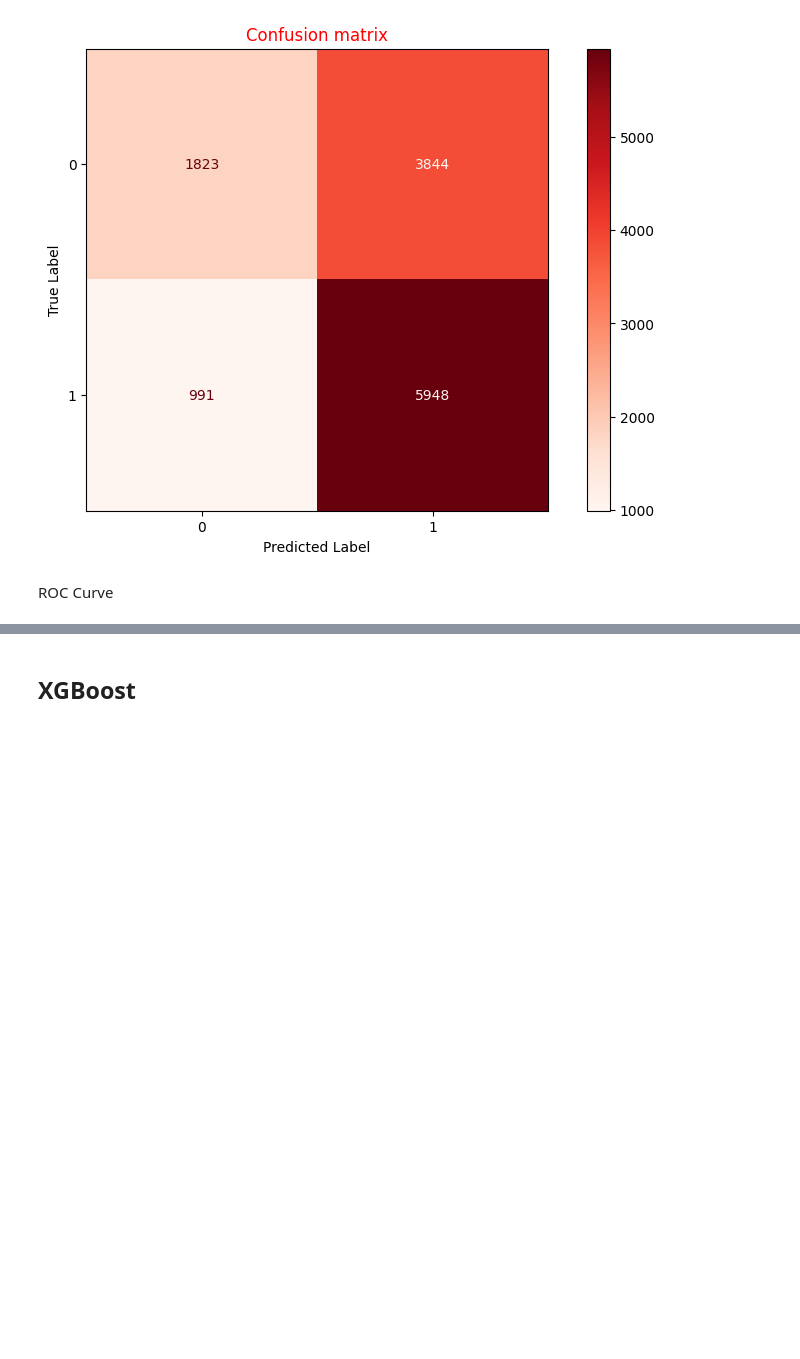
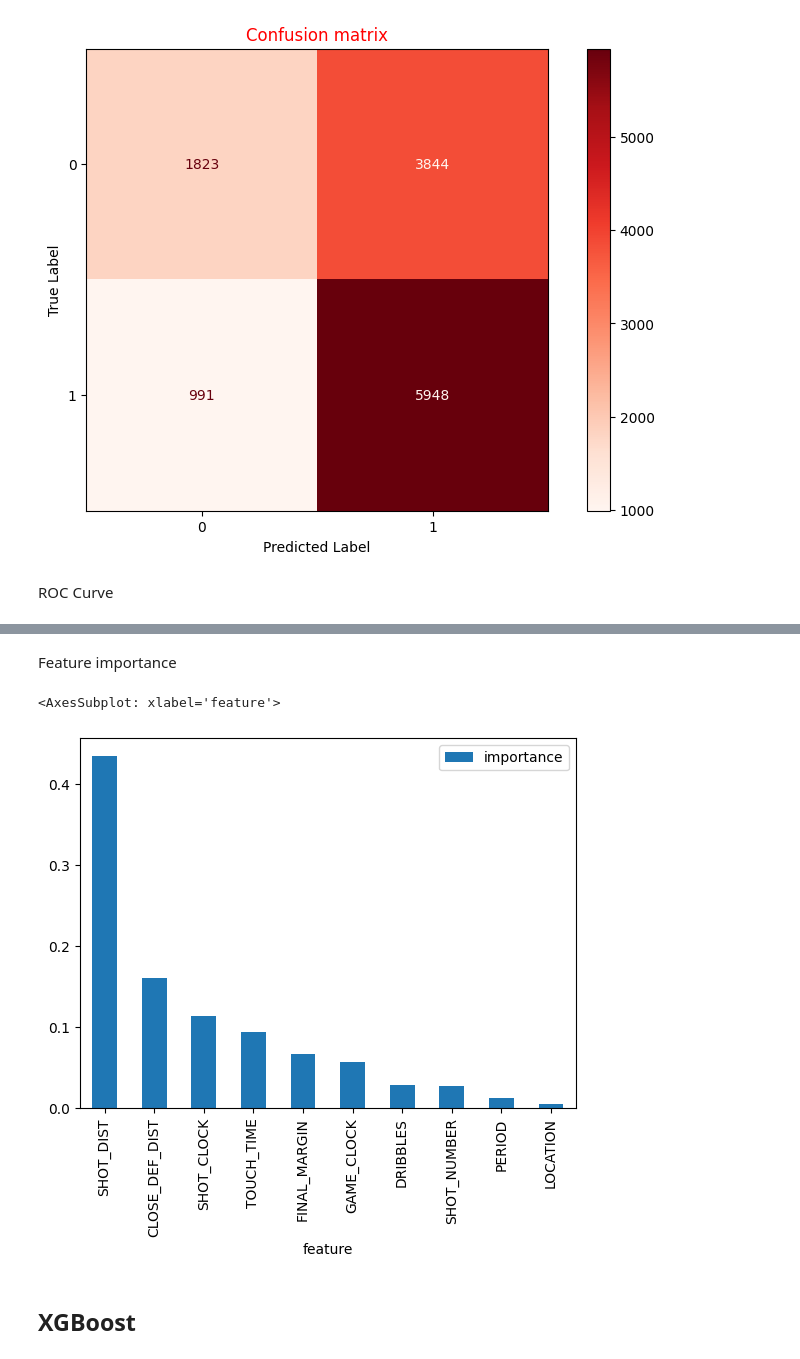
Before and after one commit to rejsafranko/Predicting-NBA-Shots, a Jupyter notebook: notebooks/model_performance_analysis.ipynb, the cells around one changed output, grey strips where cells are left out. Cells and saved outputs as stored; diff of their text form; code cells hidden in the pictures; blank space fills up the shorter version.

Commit message:
Feature importance - Best model (RF)

```diff
--- a/notebooks/model_performance_analysis.ipynb
+++ b/notebooks/model_performance_analysis.ipynb
@@ -296,4 +298,13 @@ RocCurveDisplay.from_estimator(model, test_data["features"], test_data["labels"]
 [figure]
+# %% [markdown]
+Feature importance
+# %%
+importances = pd.DataFrame({'feature': test_data['features'].columns, 'importance': np.round(model.best_estimator_.feature_importances_,3)})
+importances = importances.sort_values('importance',ascending=False).set_index('feature')
+importances.plot.bar()
+# %% [output]
+<AxesSubplot: xlabel='feature'>
+[figure, added]
 # %% [markdown]
 ## XGBoost
 # %%
```
Also changed, not shown: parts of 4 cells of this notebook.
